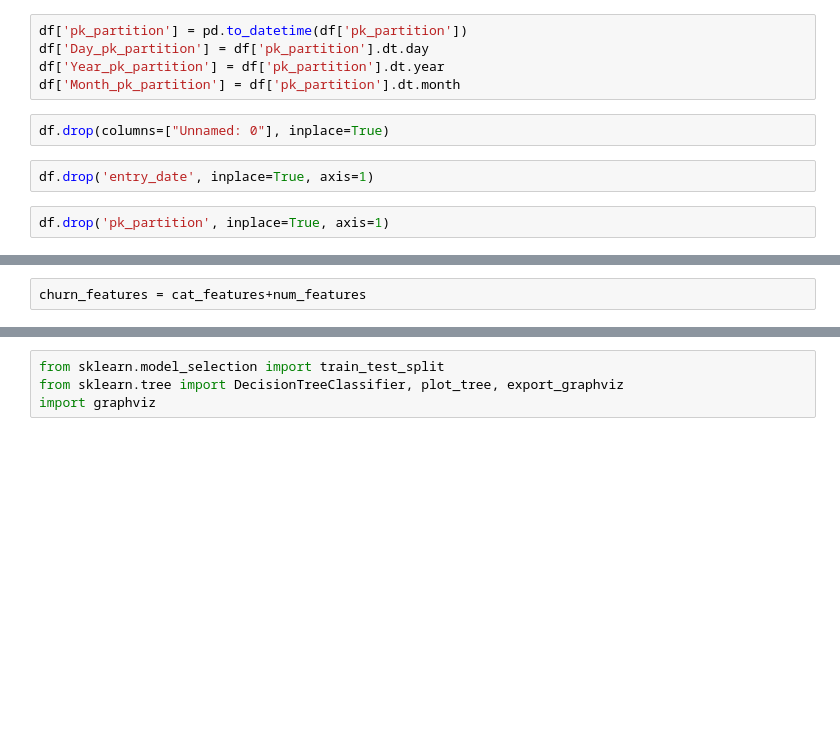
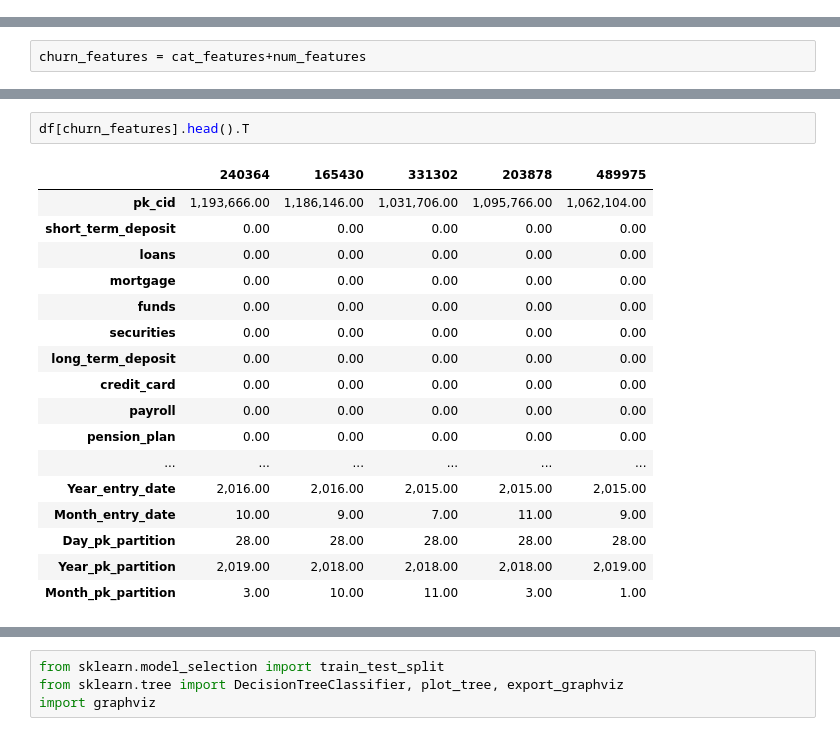
Before and after one commit to giannimaggiora/easyMoney, a Jupyter notebook: Churn2.ipynb, the cells around one changed output, grey strips where cells are left out. Drawn from its saved outputs; the diff is of its cells as text; blank space fills up the shorter version.

Commit message:
Update Churn2.ipynb
Churn2. Codigo perfecto y funcionando,.Nos ira bien este archivo , para hacer modelos. Solo queda escribir, 4 comentarios de las conclusiones

```diff
--- a/Churn2.ipynb
+++ b/Churn2.ipynb
@@ -397,11 +377,0 @@ df['Month_entry_date'] = df['entry_date'].dt.month
-# %%
-df['pk_partition'] = pd.to_datetime(df['pk_partition'])
-df['Day_pk_partition'] = df['pk_partition'].dt.day
-df['Year_pk_partition'] = df['pk_partition'].dt.year
-df['Month_pk_partition'] = df['pk_partition'].dt.month
-# %%
-df.drop(columns=["Unnamed: 0"], inplace=True)
-# %%
-df.drop('entry_date', inplace=True, axis=1)
-# %%
-df.drop('pk_partition', inplace=True, axis=1)
@@ -409,0 +433,20 @@ churn_features = cat_features+num_features
+# %%
+df[churn_features].head().T
+# %% [output]
+|  | 240364 | 165430 | 331302 | 203878 | 489975 |
+| pk_cid | 1,193,666.00 | 1,186,146.00 | 1,031,706.00 | 1,095,766.00 | 1,062,104.00 |
+| short_term_deposit | 0.00 | 0.00 | 0.00 | 0.00 | 0.00 |
+| loans | 0.00 | 0.00 | 0.00 | 0.00 | 0.00 |
+| mortgage | 0.00 | 0.00 | 0.00 | 0.00 | 0.00 |
+| funds | 0.00 | 0.00 | 0.00 | 0.00 | 0.00 |
+| securities | 0.00 | 0.00 | 0.00 | 0.00 | 0.00 |
+| long_term_deposit | 0.00 | 0.00 | 0.00 | 0.00 | 0.00 |
+| credit_card | 0.00 | 0.00 | 0.00 | 0.00 | 0.00 |
+| payroll | 0.00 | 0.00 | 0.00 | 0.00 | 0.00 |
+| pension_plan | 0.00 | 0.00 | 0.00 | 0.00 | 0.00 |
+| ... | ... | ... | ... | ... | ... |
+| Year_entry_date | 2,016.00 | 2,016.00 | 2,015.00 | 2,015.00 | 2,015.00 |
+| Month_entry_date | 10.00 | 9.00 | 7.00 | 11.00 | 9.00 |
+| Day_pk_partition | 28.00 | 28.00 | 28.00 | 28.00 | 28.00 |
+| Year_pk_partition | 2,019.00 | 2,018.00 | 2,018.00 | 2,018.00 | 2,019.00 |
+| Month_pk_partition | 3.00 | 10.00 | 11.00 | 3.00 | 1.00 |
```
Also changed, not shown: parts of 25 cells of this notebook.
